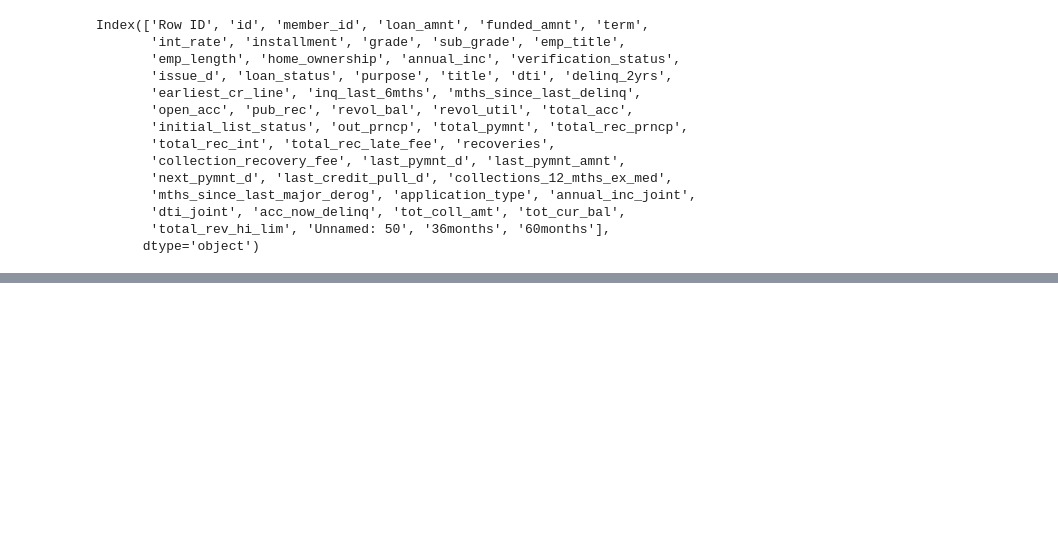
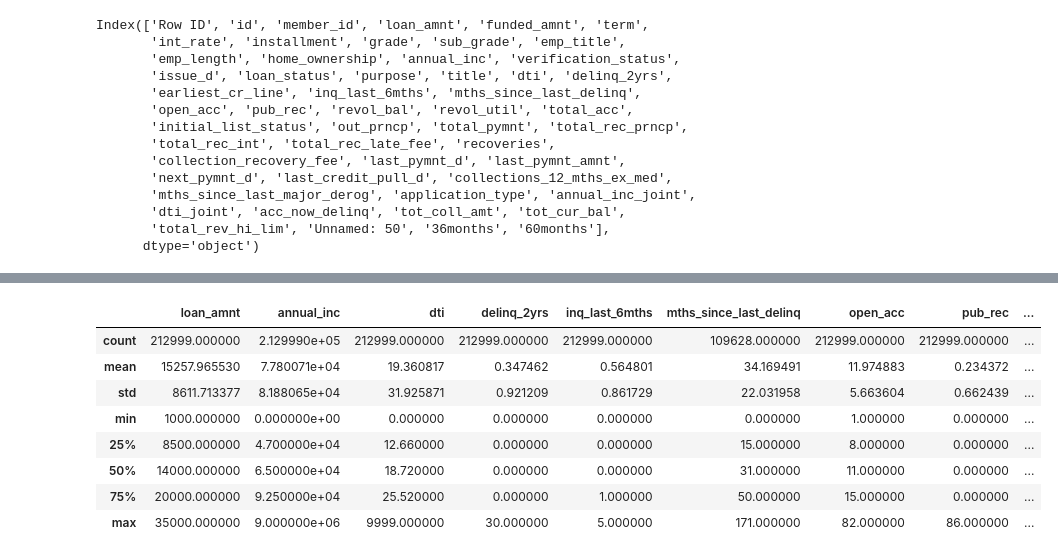
Before and after one commit to thanasisxan/AI-101-Machine-Learning, a Jupyter notebook: Exercise-6/loan-classifier.ipynb, the cells around one changed output, grey strips where cells are left out. Drawn from its saved outputs; the diff is of its cells as text; code cells hidden in the pictures; blank space fills up the shorter version.

```diff
--- a/Exercise-6/loan-classifier.ipynb
+++ b/Exercise-6/loan-classifier.ipynb
@@ -75,10 +80,20 @@ Variables to drop for training:
 * sub_grade
 # %%
 df.drop(columns=[
-    'Row ID', 'id', 'member_id', 'Unnamed: 50', '36months', '60months',
-    'acc_now_delinq', 'delinq_2yrs', 'dti', 'application_type',
-    'collections_12_mths_ex_med', 'collection_recovery_fee', 'recoveries',
-    'total_rec_late_fee', 'issue_d', 'loan_status', 'emp_title',
-    'earliest_cr_line', 'grade','last_pymnt_d','mths_since_last_major_derog'
-], inplace=True)
+    'Row ID', 'id', 'member_id', 'Unnamed: 0', 'Unnamed: 50', 'url', 'desc', 'policy_code',
+    '36months', '60months',
+    'funded_amnt', 'funded_amnt_inv',
+    'emp_title', 'title', 'zip_code', 'addr_state',
+    'application_type',
+    'dti_joint', 'annual_inc_joint', 'verification_status_joint',
+    'issue_d', 'pymnt_plan',
+    'loan_status',
+    'out_prncp', 'out_prncp_inv',
+    'total_pymnt', 'total_pymnt_inv',
+    'total_rec_prncp', 'total_rec_int', 'total_rec_late_fee',
+    'recoveries', 'collection_recovery_fee',
+    'last_pymnt_d', 'last_pymnt_amnt',
+    'next_pymnt_d', 'last_credit_pull_d',
+    'grade', 'int_rate', 'installment'
+], inplace=True, errors='ignore')
 # %% [markdown]
@@ -85,0 +132,12 @@ df.drop(columns=[
+# %%
+df.describe()
+# %% [output]
+|  | loan_amnt | annual_inc | dti | delinq_2yrs | inq_last_6mths | mths_since_last_delinq | open_acc | pub_rec | ... |
+| count | 212999.000000 | 2.129990e+05 | 212999.000000 | 212999.000000 | 212999.000000 | 109628.000000 | 212999.000000 | 212999.000000 | ... |
+| mean | 15257.965530 | 7.780071e+04 | 19.360817 | 0.347462 | 0.564801 | 34.169491 | 11.974883 | 0.234372 | ... |
+| std | 8611.713377 | 8.188065e+04 | 31.925871 | 0.921209 | 0.861729 | 22.031958 | 5.663604 | 0.662439 | ... |
+| min | 1000.000000 | 0.000000e+00 | 0.000000 | 0.000000 | 0.000000 | 0.000000 | 1.000000 | 0.000000 | ... |
+| 25% | 8500.000000 | 4.700000e+04 | 12.660000 | 0.000000 | 0.000000 | 15.000000 | 8.000000 | 0.000000 | ... |
+| 50% | 14000.000000 | 6.500000e+04 | 18.720000 | 0.000000 | 0.000000 | 31.000000 | 11.000000 | 0.000000 | ... |
+| 75% | 20000.000000 | 9.250000e+04 | 25.520000 | 0.000000 | 1.000000 | 50.000000 | 15.000000 | 0.000000 | ... |
+| max | 35000.000000 | 9.000000e+06 | 9999.000000 | 30.000000 | 5.000000 | 171.000000 | 82.000000 | 86.000000 | ... |
```
Also changed, not shown: parts of 15 cells of this notebook, 1 other file.
